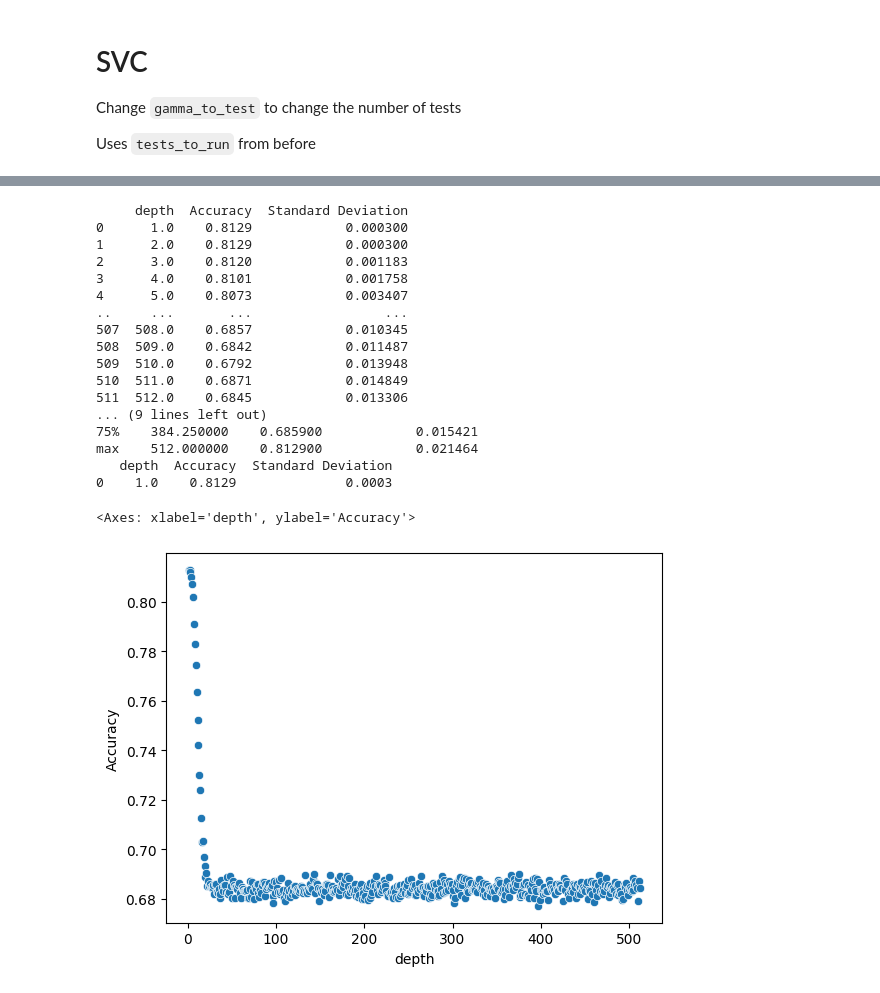
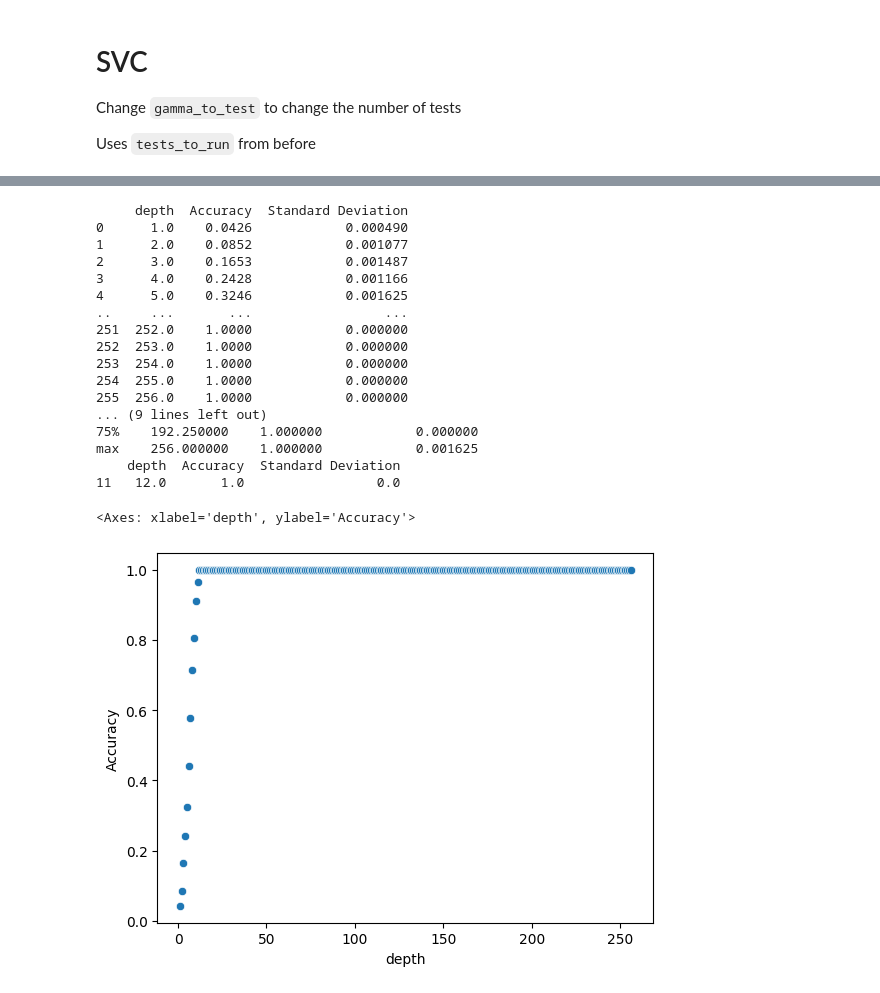
Before and after one commit to Ben2445Fun/solitaire-ai, a Jupyter notebook: testing.ipynb, the cells around one changed output, grey strips where cells are left out. Saved outputs shown, nothing was run; the diff lists cells and outputs as text; code cells hidden in the pictures.

```diff
--- a/testing.ipynb
+++ b/testing.ipynb
@@ -49,8 +119,8 @@ from sklearn.model_selection import cross_val_score
 from alive_progress import alive_bar
 from sklearn.preprocessing import LabelEncoder as le
 # %%
-X = data.iloc[:, 2:].values
-y = le().fit_transform(data.iloc[:, 1].values)
+X = remapped.values
+y = data.iloc[:, 1].astype(int)
 sc = StdS()
 sc.fit(X)
 X_sc = sc.transform(X)
@@ -180,18 +254,0 @@ max    10.000000  15.000000    0.8129              0.0003
-# %%
-mult: int = 1
-rbf: int = 1
-# GPC Test
-gpc_results = pd.DataFrame(columns=['Multiplier', 'RBF', 'Accuracy', 'Standard Deviation'])
-# Test different folds
-with alive_bar(mult*rbf, force_tty=True) as bar:
-    for i in range(1, mult+1):
-        for k in range(1, rbf+1):
-            cvs = cross_val_score(GPC(i * RBF(k)), X_sc, y, cv=10, n_jobs=-1)
-            mean: float = float(np.mean(cvs))
-            std: float = float(np.std(cvs))
-            gpc_results.loc[len(gpc_results)] = [i, k, mean, std]
-            bar()
-print(gpc_results)
-print(gpc_results.describe())
-print(gpc_results.iloc[[int(gpc_results['Accuracy'].idxmax())]])
-sns.scatterplot(data=gpc_results,x='Multiplier',hue='RBF',y='Accuracy')
@@ -204,39 +255,39 @@ Detailed tracebacks of the workers should have been printed to stderr in the exe
 # %%
-depth: int = 512
+depth: int = 256
 # Tree Test
 dtree_results = pd.DataFrame(columns=['depth', 'Accuracy', 'Standard Deviation'])
 # Test different folds
 with alive_bar(depth, force_tty=True) as bar:
     for i in range(1, depth+1):
-        cvs = cross_val_score(DTree(max_depth=i), X_sc, y, cv=10, n_jobs=-1)
+        cvs = cross_val_score(DTree(max_depth=i), X, y, cv=10, n_jobs=-1)
         mean: float = float(np.mean(cvs))
         std: float = float(np.std(cvs))
         dtree_results.loc[len(dtree_results)] = [i, mean, std]
         bar()
 print(dtree_results)
 print(dtree_results.describe())
 print(dtree_results.iloc[[int(dtree_results['Accuracy'].idxmax())]])
 sns.scatterplot(data=dtree_results,x='depth',y='Accuracy')
 # %% [output]
      depth  Accuracy  Standard Deviation
-0      1.0    0.8129            0.000300
-1      2.0    0.8129            0.000300
-2      3.0    0.8120            0.001183
-3      4.0    0.8101            0.001758
-4      5.0    0.8073            0.003407
+0      1.0    0.0426            0.000490
+1      2.0    0.0852            0.001077
+2      3.0    0.1653            0.001487
+3      4.0    0.2428            0.001166
+4      5.0    0.3246            0.001625
 ..     ...       ...                 ...
-507  508.0    0.6857            0.010345
-508  509.0    0.6842            0.011487
-509  510.0    0.6792            0.013948
-510  511.0    0.6871            0.014849
-511  512.0    0.6845            0.013306
+251  252.0    1.0000            0.000000
+252  253.0    1.0000            0.000000
+253  254.0    1.0000            0.000000
+254  255.0    1.0000            0.000000
+255  256.0    1.0000            0.000000
 ... (9 lines left out)
-75%    384.250000    0.685900            0.015421
-max    512.000000    0.812900            0.021464
-   depth  Accuracy  Standard Deviation
-0    1.0    0.8129              0.0003
+75%    192.250000    1.000000            0.000000
+max    256.000000    1.000000            0.001625
+    depth  Accuracy  Standard Deviation
+11   12.0       1.0                 0.0
 <Axes: xlabel='depth', ylabel='Accuracy'>
-[figure, old version]
+[figure, new version]
 # %%
 estimators: int = 64
 features: int = 8
```
Also changed, not shown: parts of 17 cells of this notebook, 12 other files.
